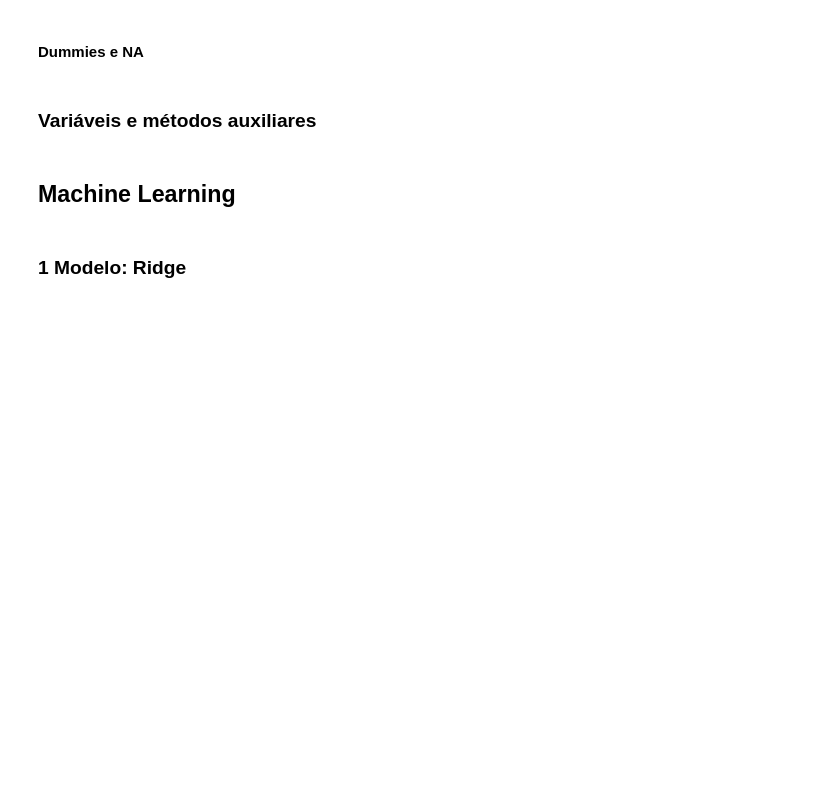
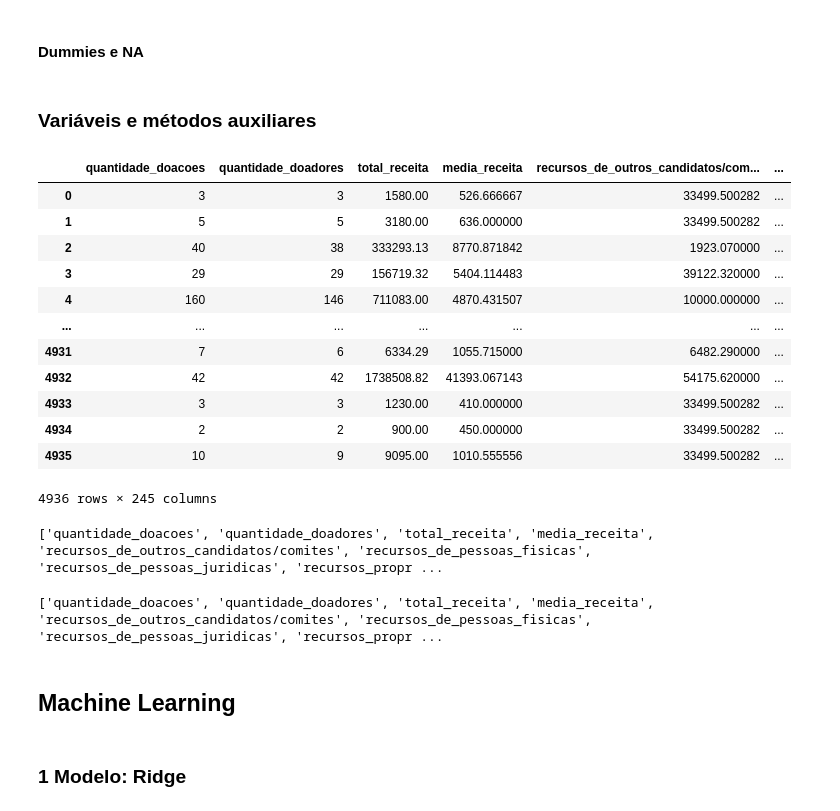
Before and after one commit to alananeo/votos, a Jupyter notebook: tarefa.ipynb, the cells around one changed output. Saved outputs shown, nothing was run; the diff lists cells and outputs as text; code cells hidden in the pictures; blank space fills up the shorter version.

```diff
--- a/tarefa.ipynb
+++ b/tarefa.ipynb
@@ -24,18 +24,28 @@ from sklearn.metrics import classification_report, confusion_matrix, accuracy_sc
 %config InlineBackend.figure_format = 'retina' # set 'png' here when working on notebook
 %matplotlib inline
 # %%
+# dados de 2006
 df = pd.read_csv("data/eleicoes_2006_a_2010.csv")
 train = df[(df["ano"]==2006)]
 train = train.drop(columns=["ano"])
 train = train.drop(columns=["sequencial_candidato"])
 train = train.drop(columns=["nome"])
 
+# dados de 2010
 test = df[(df["ano"]==2010)]
 test = test.drop(columns=["ano"])
 test = test.drop(columns=["sequencial_candidato"])
 test = test.drop(columns=["nome"])
 
+# dados de 2006 e 2010
 all_data = pd.concat([train, test])
+
+# dados de 2014
+df_2014 = pd.read_csv("data/eleicoes_2014.csv")
+test_all = df_2014
+test_all = test_all.drop(columns=["ano"])
+test_all = test_all.drop(columns=["sequencial_candidato"])
+test_all = test_all.drop(columns=["nome"])
 # %% [markdown]
 ## Pré-Processamento
 # %% [markdown]
@@ -52,4 +61,11 @@ skewed_feats = skewed_feats.index
 all_data[skewed_feats] = np.log1p(all_data[skewed_feats])
+# %%
+# aplicando nos dados de 2014
+numeric_feats = test_all.dtypes[test_all.dtypes != "object"].index
+skewed_feats = test_all[numeric_feats].apply(lambda x: skew(x.dropna())) # compute skewness
+skewed_feats = skewed_feats[skewed_feats > 0.75]
+skewed_feats = skewed_feats.index
+test_all[skewed_feats] = np.log1p(test_all[skewed_feats])
 # %% [markdown]
 #### Dummies e NA
 # %%
@@ -56,5 +73,9 @@ all_data[skewed_feats] = np.log1p(all_data[skewed_feats])
 all_data = pd.get_dummies(all_data) # dummies
 all_data = all_data.fillna(all_data.mean()) # valores ausentes
+# %%
+# aplicando nos dados de 2006 e 2014
+test_all = pd.get_dummies(test_all) # dummies
+test_all = test_all.fillna(test_all.mean()) # valores ausentes
 # %% [markdown]
 ###  Variáveis e métodos auxiliares
 # %%
@@ -68,3 +93,31 @@ X_test = X_test.drop(columns=["votos"])
+# %%
+X_test_2014 = test_all
+y_test_2014 = test_all["votos"]
+X_test_2014 = X_test_2014.drop(columns=["votos"])
+# %%
+X_test_2014
+# %% [output]
+|  | quantidade_doacoes | quantidade_doadores | total_receita | media_receita | recursos_de_outros_candidatos/com... | ... |
+| 0 | 3 | 3 | 1580.00 | 526.666667 | 33499.500282 | ... |
+| 1 | 5 | 5 | 3180.00 | 636.000000 | 33499.500282 | ... |
+| 2 | 40 | 38 | 333293.13 | 8770.871842 | 1923.070000 | ... |
+| 3 | 29 | 29 | 156719.32 | 5404.114483 | 39122.320000 | ... |
+| 4 | 160 | 146 | 711083.00 | 4870.431507 | 10000.000000 | ... |
+| ... | ... | ... | ... | ... | ... | ... |
+| 4931 | 7 | 6 | 6334.29 | 1055.715000 | 6482.290000 | ... |
+| 4932 | 42 | 42 | 1738508.82 | 41393.067143 | 54175.620000 | ... |
+| 4933 | 3 | 3 | 1230.00 | 410.000000 | 33499.500282 | ... |
+| 4934 | 2 | 2 | 900.00 | 450.000000 | 33499.500282 | ... |
+| 4935 | 10 | 9 | 9095.00 | 1010.555556 | 33499.500282 | ... |
+4936 rows × 245 columns
+# %%
+print(X_train.columns.to_list())
+# %% [output]
+['quantidade_doacoes', 'quantidade_doadores', 'total_receita', 'media_receita', 'recursos_de_outros_candidatos/comites', 'recursos_de_pessoas_fisicas', 'recursos_de_pessoas_juridicas', 'recursos_propr ...
+# %%
+print(X_test_2014.columns.to_list())
+# %% [output]
+['quantidade_doacoes', 'quantidade_doadores', 'total_receita', 'media_receita', 'recursos_de_outros_candidatos/comites', 'recursos_de_pessoas_fisicas', 'recursos_de_pessoas_juridicas', 'recursos_propr ...
 # %%
 def rmse_cv(model, X, y):
     rmse = np.sqrt(-cross_val_score(model, X, y, scoring = "neg_mean_squared_error", cv = 5 ))
```
Also changed, not shown: parts of 15 cells of this notebook, 1 other file.
